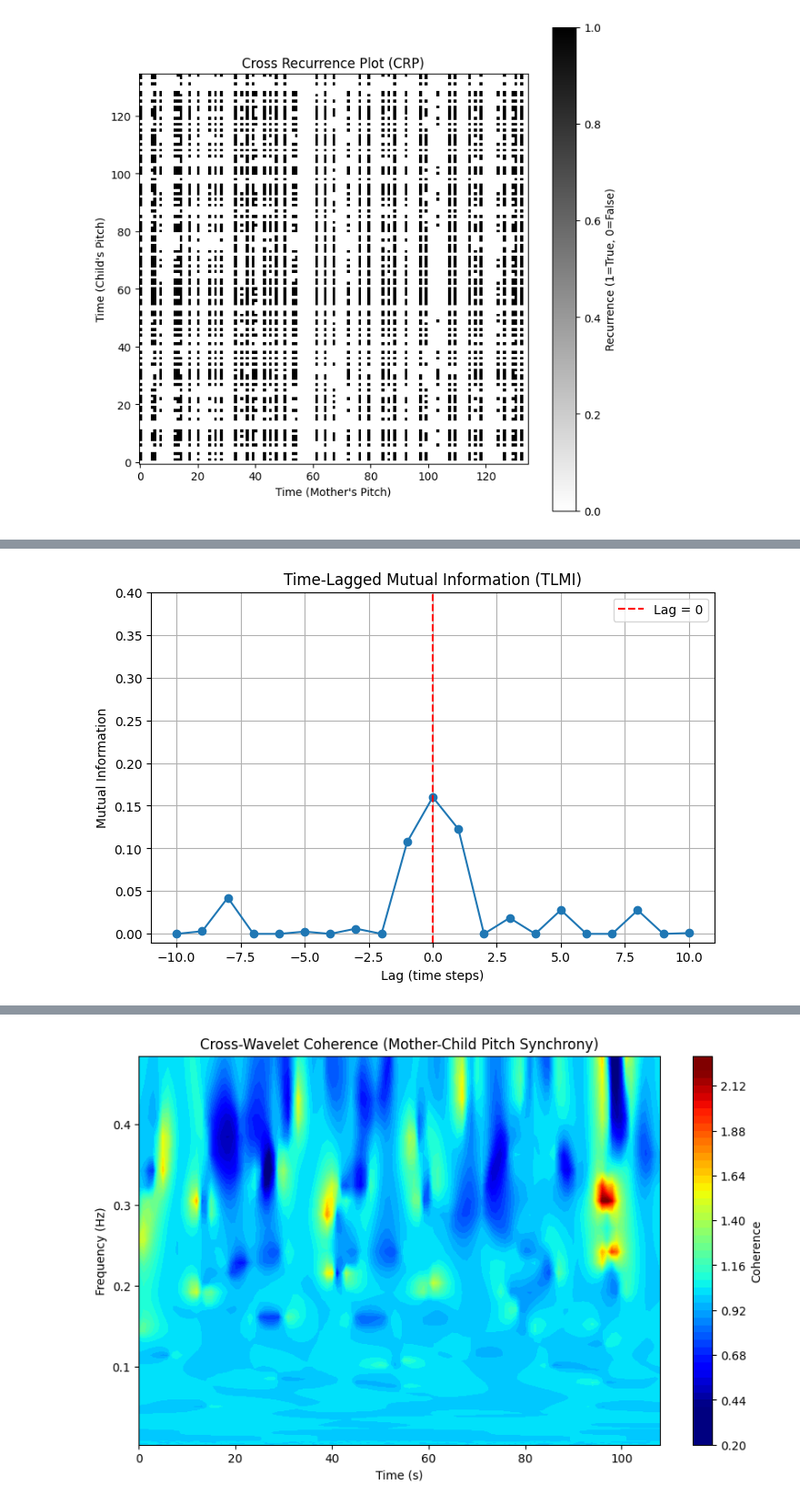
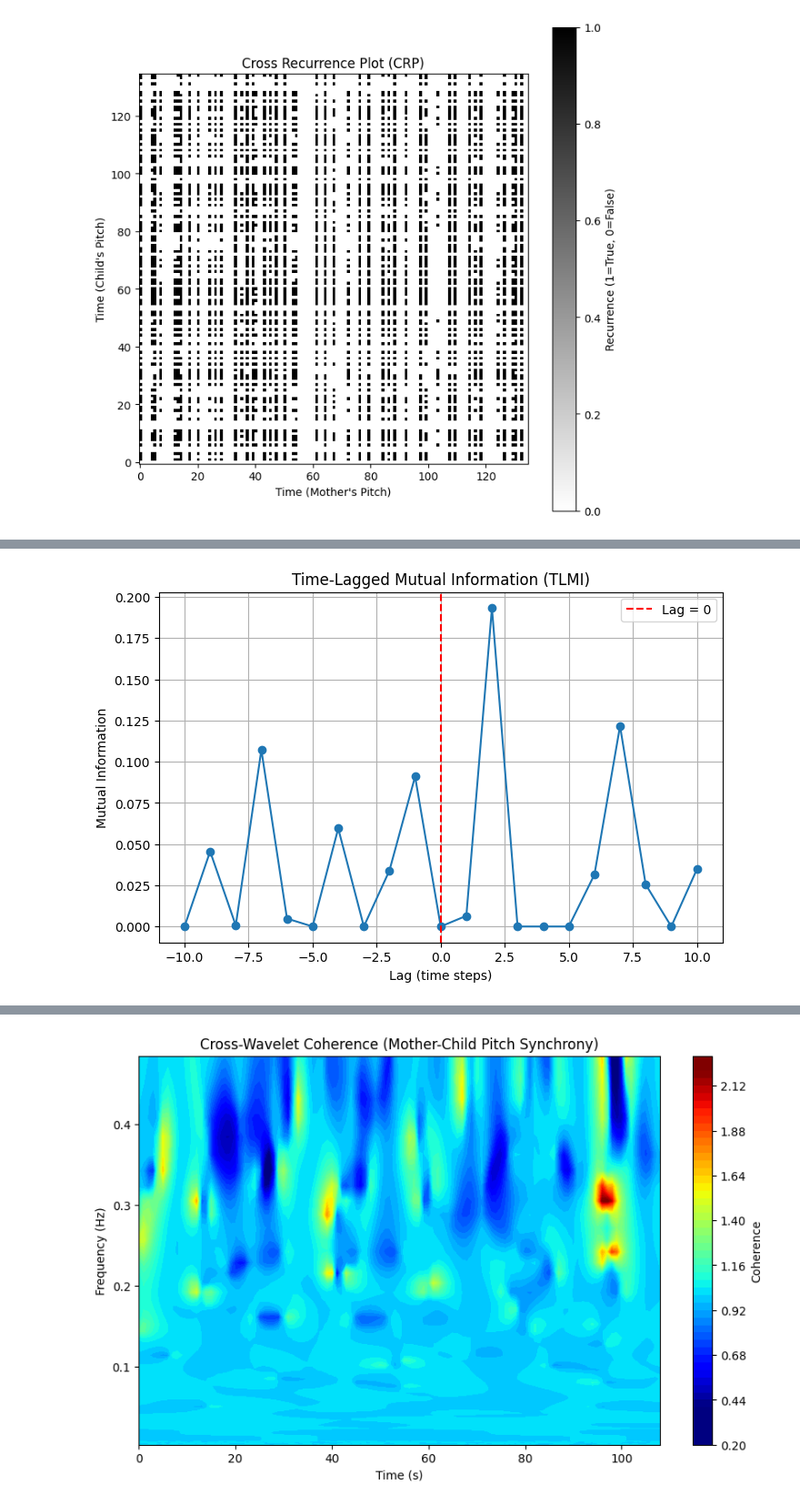
Before and after one commit to ljr10225008/Behavioral-sync, a Jupyter notebook: pitchana.ipynb, the cells around one changed output, grey strips where cells are left out. Shown at 91% size. Drawn from its saved outputs; the diff is of its cells as text; code cells hidden in the pictures.

```diff
--- a/pitchana.ipynb
+++ b/pitchana.ipynb
@@ -141,12 +142,12 @@ def format_and_plot_pitch_series(t1,t2): # format the pitch and energy features
     combined[:, 0] = combined[:, 0].astype(float)
     sort_indices = np.argsort(combined[:, 0].astype(float))
     sorted_matrix = combined[sort_indices]
-    is_mother = sorted_matrix[:, 5] == 0
-    is_child  = sorted_matrix[:, 5] == 1
+    is_mother = sorted_matrix[:, -1] == 0
+    is_child  = sorted_matrix[:, -1] == 1
 
     # Extract feature columns (columns 1 to 4) for mothers and children and convert to float.
-    mothers_features = sorted_matrix[is_mother, 1:5].astype(float)
-    children_features = sorted_matrix[is_child, 1:5].astype(float)
+    mothers_features = sorted_matrix[is_mother, 1:6].astype(float)
+    children_features = sorted_matrix[is_child, 1:6].astype(float)
     # Compute the mean of each feature (f0mean, f0max, f0min, f0range)
     mothers_mean = np.mean(mothers_features, axis=0)
     children_mean = np.mean(children_features, axis=0)
@@ -155,17 +156,17 @@ def format_and_plot_pitch_series(t1,t2): # format the pitch and energy features
     new_child_matrix = sorted_matrix.copy()
     new_mother_matrix_nan = sorted_matrix.copy()
     new_child_matrix_nan = sorted_matrix.copy()
-    for col in range(1, 5):
+    for col in range(1, 6):
         new_mother_matrix[is_child, col] = mothers_mean[col-1]
-    for col in range(1, 5):
+    for col in range(1, 6):
         new_child_matrix[is_mother, col] = children_mean[col-1]
     standardized_matrix_m = new_mother_matrix.copy()
     standardized_matrix_c = new_child_matrix.copy()
-    for col in range(5):
+    for col in range(6):
         # Convert the column to float in case it is stored as objects or strings.
         col_data = standardized_matrix_m[:, col].astype(float)
         standardized_matrix_m[:, col] = standardize(col_data)
-    for col in range(5):
+    for col in range(6):
         # Convert the column to float in case it is stored as objects or strings.
         col_data = standardized_matrix_c[:, col].astype(float)
         standardized_matrix_c[:, col] = standardize(col_data)
@@ -593,5 +1006,5 @@ plt.show()
 # %%
-def compute_mutual_information(series1, series2, num_bins=10): #mutual information
+def compute_mutual_information(series1, series2, num_bins=5): #mutual information
     """
     Compute the mutual information between two time series.
 
@@ -603,17 +1016,21 @@ def compute_mutual_information(series1, series2, num_bins=10): #mutual informati
     # Remove NaNs
     valid_idx = ~np.isnan(series1) & ~np.isnan(series2)
     series1, series2 = series1[valid_idx], series2[valid_idx]
+    #print(len(series1))
 
     # Reshape for sklearn function
     series1 = series1.reshape(-1, 1)
     series2 = series2.reshape(-1, 1)
 
     # Compute Mutual Information
-    mi_score = mutual_info_regression(series1, series2, discrete_features=False, n_neighbors=num_bins)
+    if len(series1)>=6 and len(series2)>=6:
+        mi_score = mutual_info_regression(series1, series2, discrete_features=False, n_neighbors=num_bins)
+    else:
+        mi_score=[0]
 
     return mi_score[0]  # MI value
 # %%
-def time_lagged_mutual_information(series1, series2, max_lag=10, num_bins=10): # time lag mutual information
+def time_lagged_mutual_information(series1, series2, max_lag=10, num_bins=5): # time lag mutual information
     """
     Compute mutual information at different time lags.
 
@@ -638,19 +1121,28 @@ def time_lagged_mutual_information(series1, series2, max_lag=10, num_bins=10): #
+# %%
+def renan(series1in,series2in):
+    s_p_td_out=series1in.copy()
+    s_c_td_out=series2in.copy()
+    s_p_td_out[np.where(np.abs(series1in)<0.0000001)[0]] = np.nan
+    s_c_td_out[np.where(np.abs(series2in)<0.0000001)[0]] = np.nan
+    return s_p_td_out,s_c_td_out
 # %%
 
 # Compute Time-Lagged Mutual Information
-lags, mi_lagged = time_lagged_mutual_information(pitch_p_td_n[:,1], pitch_c_td_n[:,1])
+s_p_td,s_c_td=renan(pitch_p_td_n[:,1],pitch_c_td_n[:,1])
+
+lags_p_td, mi_lagged_p_td = time_lagged_mutual_information(s_p_td, s_c_td)
 
 # Plot Time-Lagged MI
 plt.figure(figsize=(8, 5))
-plt.plot(lags, mi_lagged, marker='o')
-plt.ylim(-0.01,0.4)
+plt.plot(lags_p_td, mi_lagged_p_td, marker='o')
+#plt.ylim(-0.01,0.4)
 plt.xlabel("Lag (time steps)")
 plt.ylabel("Mutual Information")
 plt.title("Time-Lagged Mutual Information (TLMI)")
 plt.axvline(0, color='red', linestyle='--', label="Lag = 0")
 plt.savefig(pathsave+'/'+'TLMI_td_pitch_mean_'+folders_td[0],bbox_inches='tight')
 plt.legend()
 plt.grid()
 plt.show()
 # %% [output]
-[figure, old version]
+[figure, new version]
```
Also changed, not shown: parts of 57 cells of this notebook, 2 other files.
